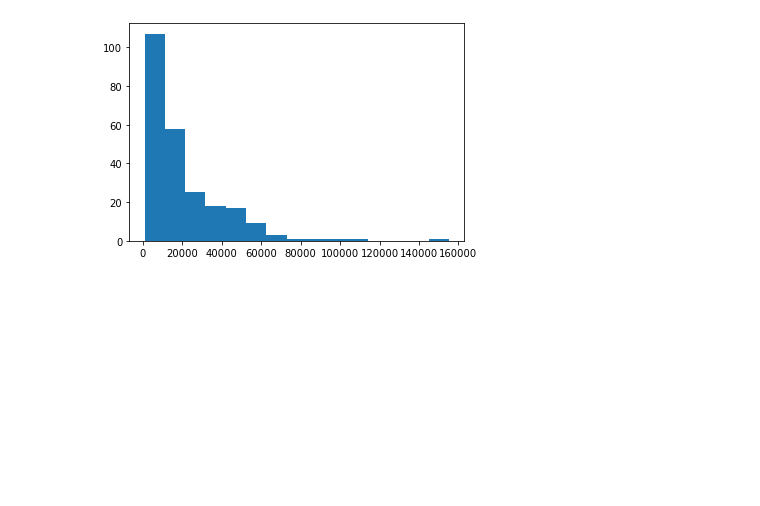
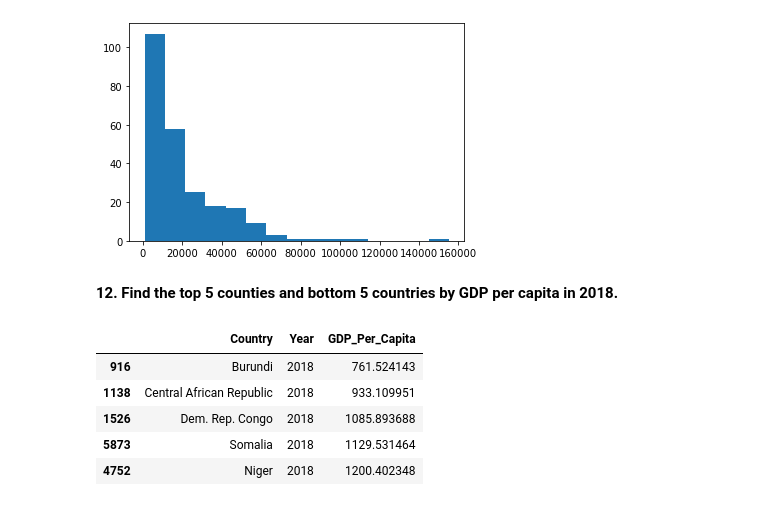
Before and after one commit to nss-data-science-cohort-7/un-exploration-sourish33, a Jupyter notebook: notebooks/UN_Data_Exploration.ipynb, the cells around one changed output. Drawn from its saved outputs; the diff is of its cells as text; code cells hidden in the pictures; blank space fills up the shorter version.

```diff
--- a/notebooks/UN_Data_Exploration.ipynb
+++ b/notebooks/UN_Data_Exploration.ipynb
@@ -156,3 +156,15 @@ plt.hist(gdp_2014["GDP_Per_Capita"], bins=15)
 plt.show()
 # %% [output]
 [figure]
+# %% [markdown]
+**12. Find the top 5 counties and bottom 5 countries by GDP per capita in 2018.**
+# %%
+gdp_2018 = gdp_df[gdp_df["Year"]==2018]
+gdp_2018.sort_values(by="GDP_Per_Capita").iloc[:5]
+# %% [output]
+|  | Country | Year | GDP_Per_Capita |
+| 916 | Burundi | 2018 | 761.524143 |
+| 1138 | Central African Republic | 2018 | 933.109951 |
+| 1526 | Dem. Rep. Congo | 2018 | 1085.893688 |
+| 5873 | Somalia | 2018 | 1129.531464 |
+| 4752 | Niger | 2018 | 1200.402348 |
```
Also changed, not shown: parts of 12 cells of this notebook.
